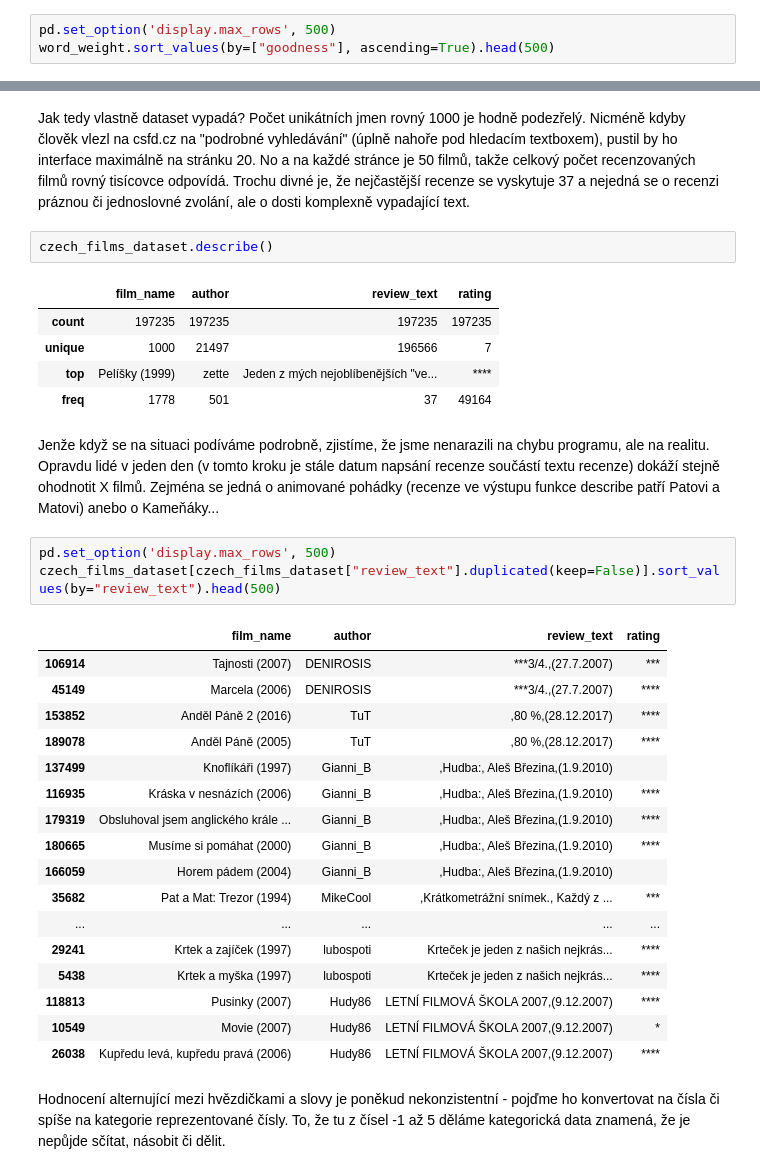
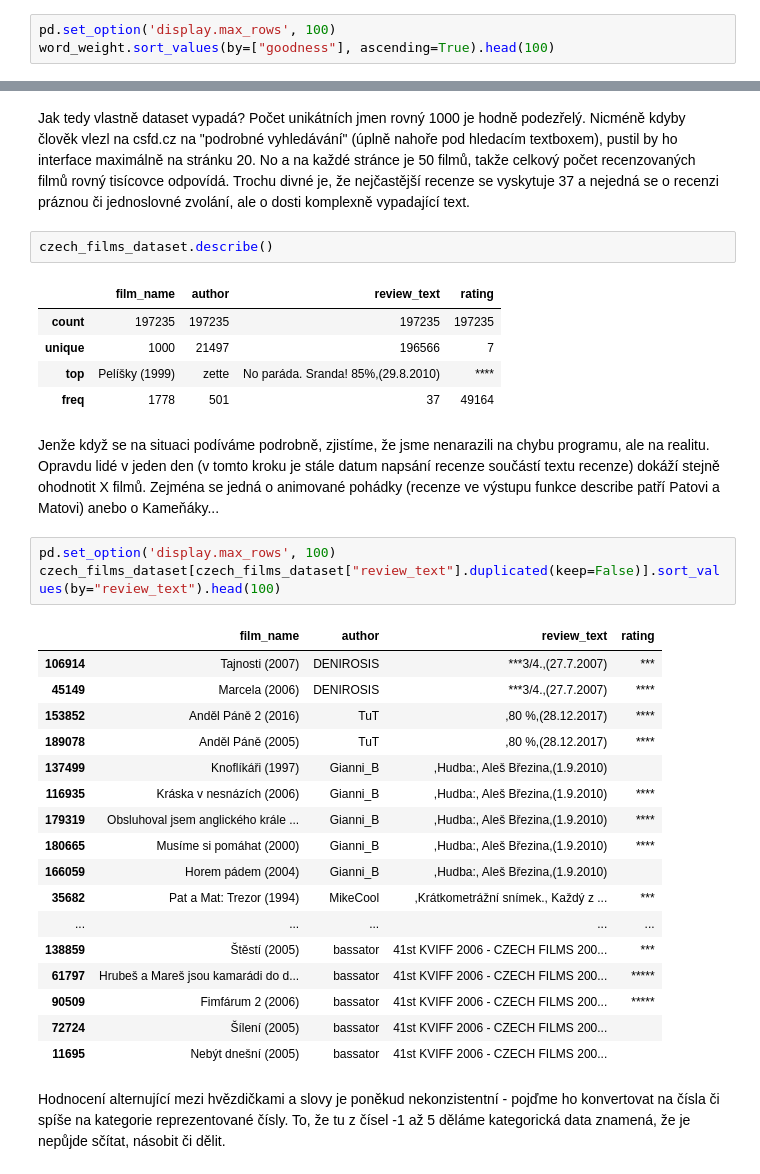
Before and after one commit to vitsaidl/csfd_reviews, a Jupyter notebook: csfd_reviews.ipynb, the cells around one changed output, grey strips where cells are left out. Drawn from its saved outputs; the diff is of its cells as text.

```diff
--- a/csfd_reviews.ipynb
+++ b/csfd_reviews.ipynb
@@ -296,7 +301,7 @@ word_weight[word_weight["word"].str.contains("hnusný")]
 # %% [markdown]
 Podívejme se nyní na slova, která nejvíce do odpadu přispívají.
 # %%
-pd.set_option('display.max_rows', 500)
-word_weight.sort_values(by=["goodness"], ascending=True).head(500)
+pd.set_option('display.max_rows', 100)
+word_weight.sort_values(by=["goodness"], ascending=True).head(100)
 # %% [output]
 |  | word | class_0 | class_1 | class_2 | class_3 | class_4 | class_5 | goodness |
@@ -420,31 +425,31 @@ czech_films_dataset.describe()
 |  | film_name | author | review_text | rating |
 | count | 197235 | 197235 | 197235 | 197235 |
 | unique | 1000 | 21497 | 196566 | 7 |
-| top | Pelíšky (1999) | zette | Jeden z mých nejoblíbenějších "ve... | **** |
+| top | Pelíšky (1999) | zette | No paráda. Sranda! 85%,(29.8.2010) | **** |
 | freq | 1778 | 501 | 37 | 49164 |
 # %% [markdown]
 Jenže když se na situaci podíváme podrobně, zjistíme, že jsme nenarazili na chybu programu, ale na realitu. Opravdu lidé v jeden den (v tomto kroku je stále datum napsání recenze součástí textu recenze) dokáží stejně ohodnotit X filmů. Zejména se jedná o animované pohádky (recenze ve výstupu funkce describe patří Patovi a Matovi) anebo o Kameňáky...
 # %%
-pd.set_option('display.max_rows', 500)
-czech_films_dataset[czech_films_dataset["review_text"].duplicated(keep=False)].sort_values(by="review_text").head(500)
+pd.set_option('display.max_rows', 100)
+czech_films_dataset[czech_films_dataset["review_text"].duplicated(keep=False)].sort_values(by="review_text").head(100)
 # %% [output]
 |  | film_name | author | review_text | rating |
 | 106914 | Tajnosti (2007) | DENIROSIS | ***3/4.,(27.7.2007) | *** |
 | 45149 | Marcela (2006) | DENIROSIS | ***3/4.,(27.7.2007) | **** |
 | 153852 | Anděl Páně 2 (2016) | TuT | ,80 %,(28.12.2017) | **** |
 | 189078 | Anděl Páně (2005) | TuT | ,80 %,(28.12.2017) | **** |
 | 137499 | Knoflíkáři (1997) | Gianni_B | ,Hudba:, Aleš Březina,(1.9.2010) |  |
 | 116935 | Kráska v nesnázích (2006) | Gianni_B | ,Hudba:, Aleš Březina,(1.9.2010) | **** |
 | 179319 | Obsluhoval jsem anglického krále ... | Gianni_B | ,Hudba:, Aleš Březina,(1.9.2010) | **** |
 | 180665 | Musíme si pomáhat (2000) | Gianni_B | ,Hudba:, Aleš Březina,(1.9.2010) | **** |
 | 166059 | Horem pádem (2004) | Gianni_B | ,Hudba:, Aleš Březina,(1.9.2010) |  |
 | 35682 | Pat a Mat: Trezor (1994) | MikeCool | ,Krátkometrážní snímek., Každý z ... | *** |
 | ... | ... | ... | ... | ... |
-| 29241 | Krtek a zajíček (1997) | lubospoti | Krteček je jeden z našich nejkrás... | **** |
-| 5438 | Krtek a myška (1997) | lubospoti | Krteček je jeden z našich nejkrás... | **** |
-| 118813 | Pusinky (2007) | Hudy86 | LETNÍ FILMOVÁ ŠKOLA 2007,(9.12.2007) | **** |
-| 10549 | Movie (2007) | Hudy86 | LETNÍ FILMOVÁ ŠKOLA 2007,(9.12.2007) | * |
-| 26038 | Kupředu levá, kupředu pravá (2006) | Hudy86 | LETNÍ FILMOVÁ ŠKOLA 2007,(9.12.2007) | **** |
+| 138859 | Štěstí (2005) | bassator | 41st KVIFF 2006 - CZECH FILMS 200... | *** |
+| 61797 | Hrubeš a Mareš jsou kamarádi do d... | bassator | 41st KVIFF 2006 - CZECH FILMS 200... | ***** |
+| 90509 | Fimfárum 2 (2006) | bassator | 41st KVIFF 2006 - CZECH FILMS 200... | ***** |
+| 72724 | Šílení (2005) | bassator | 41st KVIFF 2006 - CZECH FILMS 200... |  |
+| 11695 | Nebýt dnešní (2005) | bassator | 41st KVIFF 2006 - CZECH FILMS 200... |  |
 # %% [markdown]
 Hodnocení alternující mezi hvězdičkami a slovy je poněkud nekonzistentní - pojďme ho konvertovat na čísla či spíše na kategorie reprezentované čísly. To, že tu z čísel -1 až 5 děláme kategorická data znamená, že je nepůjde sčítat, násobit či dělit.
 # %%
```
Also changed, not shown: parts of 16 cells of this notebook.
